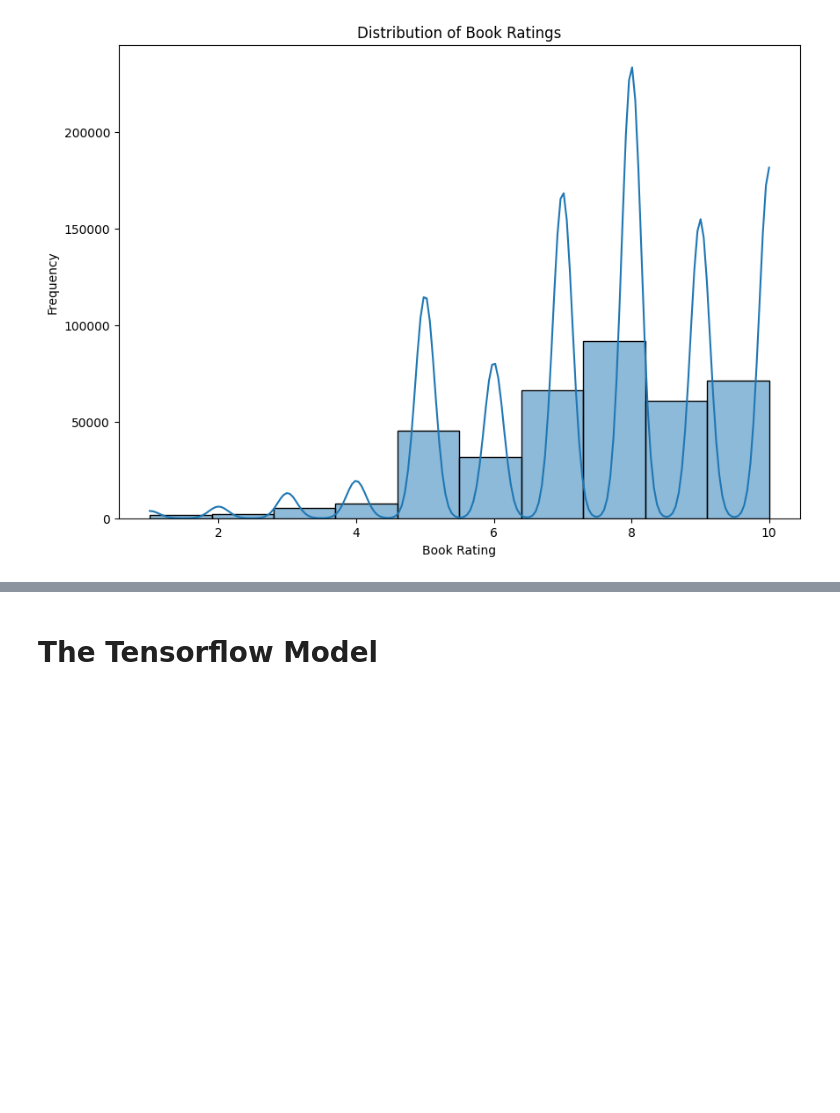
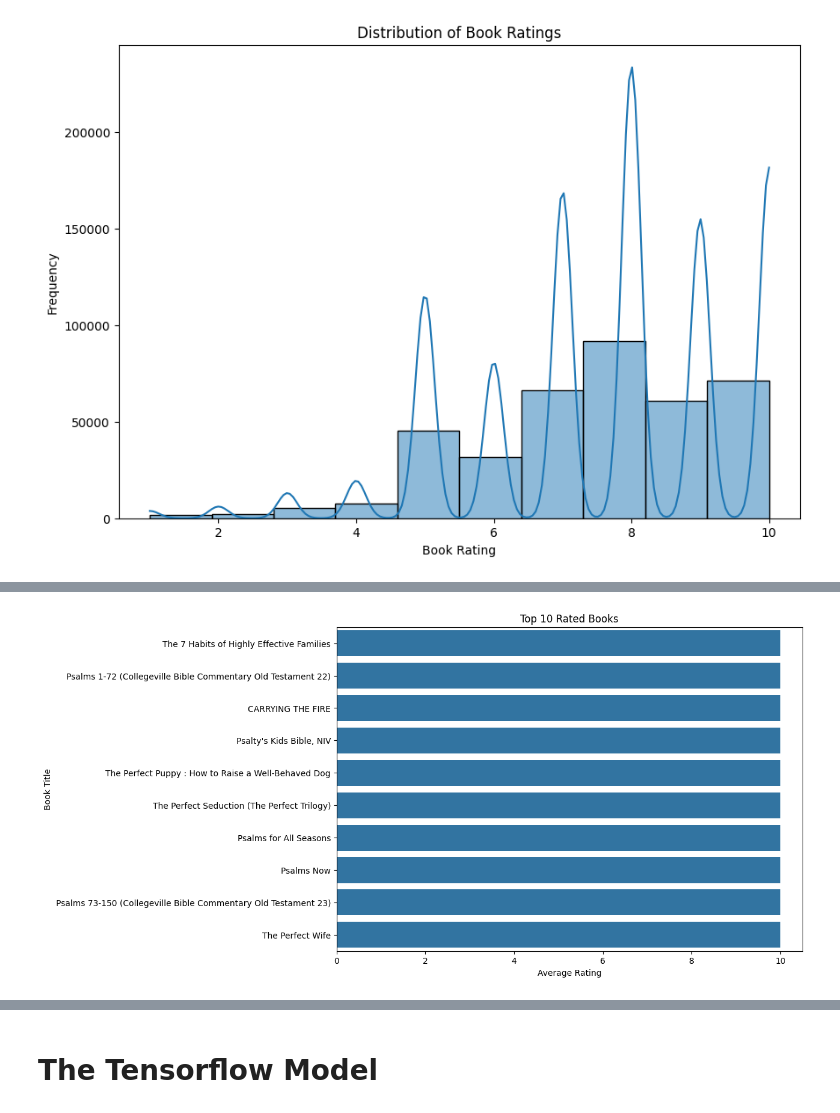
Before and after one commit to Marina-01/ComputingBooks, a Jupyter notebook: tensorflowrecommend.ipynb, the cells around one changed output, grey strips where cells are left out. Drawn from its saved outputs; the diff is of its cells as text; code cells hidden in the pictures; blank space fills up the shorter version.

```diff
--- a/tensorflowrecommend.ipynb
+++ b/tensorflowrecommend.ipynb
@@ -114,0 +133,11 @@ plt.show()
+# %%
+top_rated_books = df_selected.groupby('Book-Title')['Book-Rating'].mean().sort_values(ascending=False).head(10)
+plt.figure(figsize=(10, 7))
+sns.barplot(x=top_rated_books, y=top_rated_books.index)
+plt.title('Top 10 Rated Books')
+plt.xlabel('Average Rating')
+plt.ylabel('Book Title')
+plt.show()
+#This visualization effectively shows the top 10 rated books based on their average ratings, making it easy to identify which books have received the highest average ratings.
+# %% [output]
+[figure, added]
```
Also changed, not shown: parts of 6 cells of this notebook.
